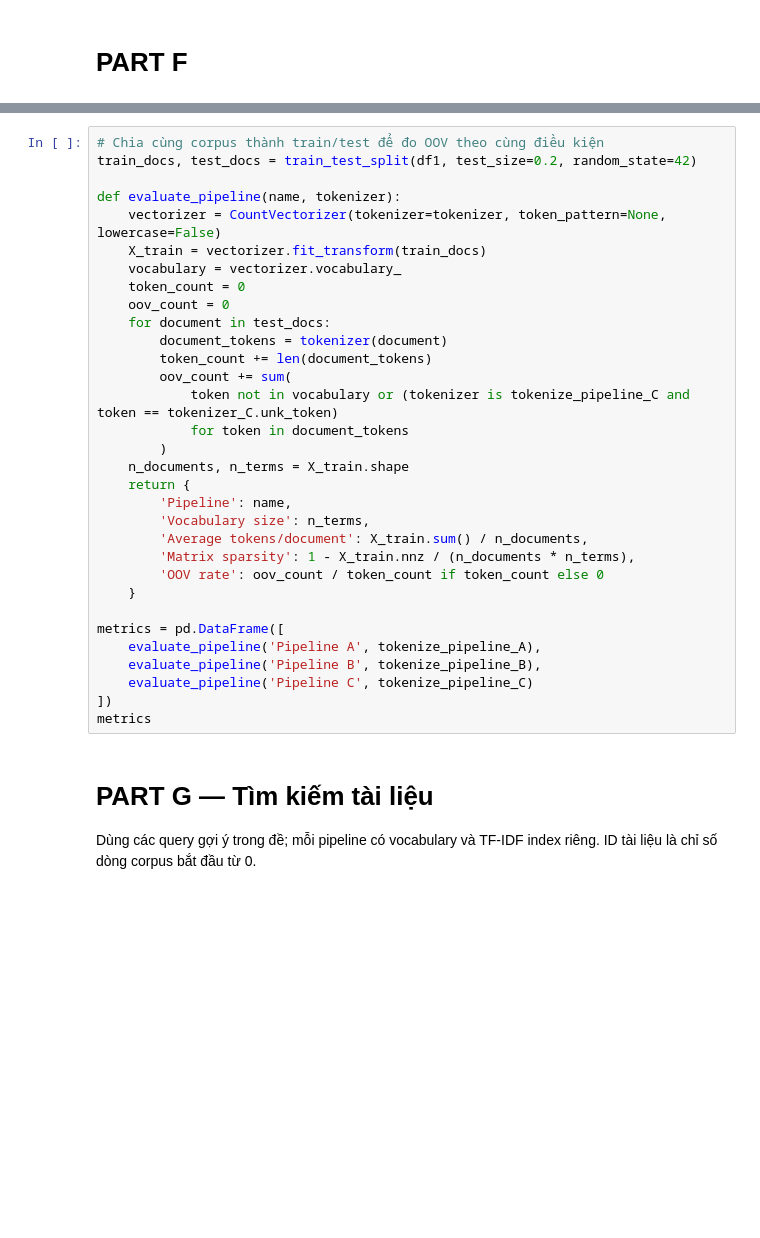
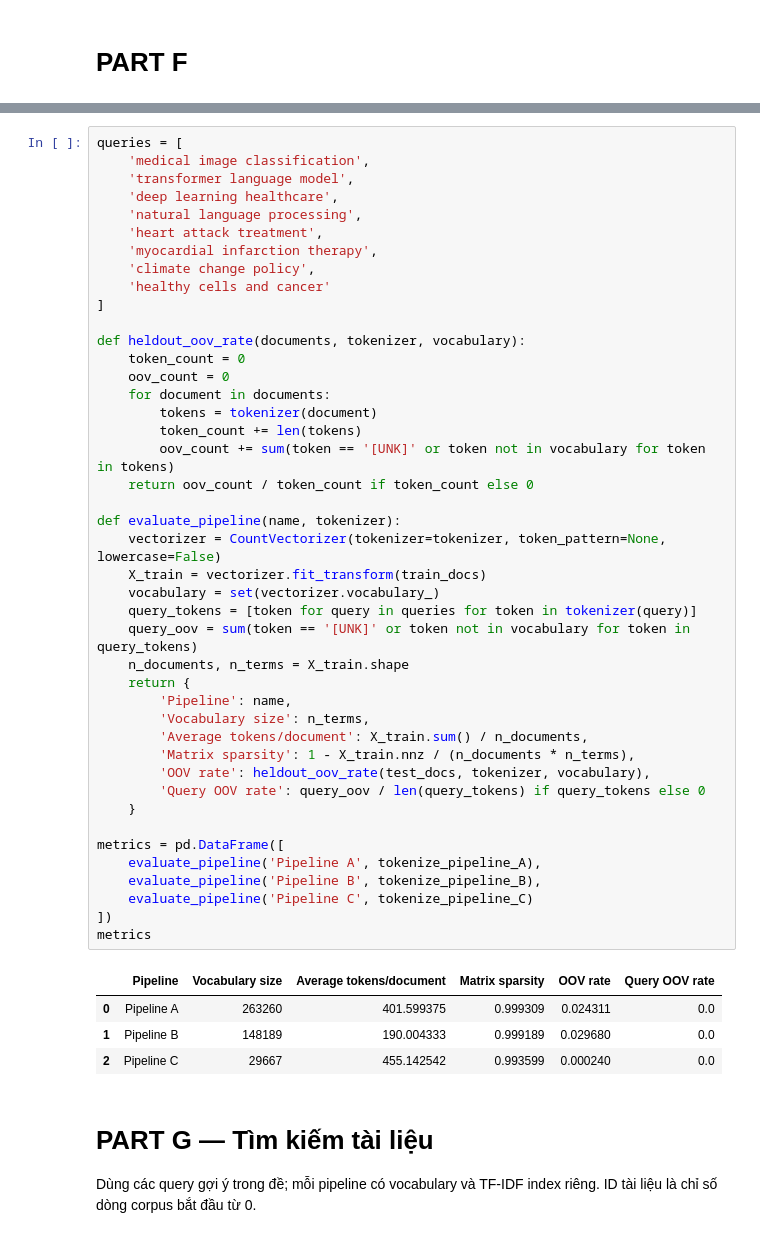
Before and after one commit to kienng221105/NLP_course, a Jupyter notebook: lab1/experiments.ipynb, the cells around one changed output, grey strips where cells are left out. Saved outputs shown, nothing was run; the diff lists cells and outputs as text; blank space fills up the shorter version.

```diff
--- a/lab1/experiments.ipynb
+++ b/lab1/experiments.ipynb
@@ -140,35 +343,51 @@ print('C:', tokenize_pipeline_C(df1.iloc[0])[:20])
 # %%
-# Chia cùng corpus thành train/test để đo OOV theo cùng điều kiện
-train_docs, test_docs = train_test_split(df1, test_size=0.2, random_state=42)
+queries = [
+    'medical image classification',
+    'transformer language model',
+    'deep learning healthcare',
+    'natural language processing',
+    'heart attack treatment',
+    'myocardial infarction therapy',
+    'climate change policy',
+    'healthy cells and cancer'
+]
+
+def heldout_oov_rate(documents, tokenizer, vocabulary):
+    token_count = 0
+    oov_count = 0
+    for document in documents:
+        tokens = tokenizer(document)
+        token_count += len(tokens)
+        oov_count += sum(token == '[UNK]' or token not in vocabulary for token in tokens)
+    return oov_count / token_count if token_count else 0
 
 def evaluate_pipeline(name, tokenizer):
     vectorizer = CountVectorizer(tokenizer=tokenizer, token_pattern=None, lowercase=False)
     X_train = vectorizer.fit_transform(train_docs)
-    vocabulary = vectorizer.vocabulary_
-    token_count = 0
-    oov_count = 0
-    for document in test_docs:
-        document_tokens = tokenizer(document)
-        token_count += len(document_tokens)
-        oov_count += sum(
-            token not in vocabulary or (tokenizer is tokenize_pipeline_C and token == tokenizer_C.unk_token)
-            for token in document_tokens
-        )
+    vocabulary = set(vectorizer.vocabulary_)
+    query_tokens = [token for query in queries for token in tokenizer(query)]
+    query_oov = sum(token == '[UNK]' or token not in vocabulary for token in query_tokens)
     n_documents, n_terms = X_train.shape
     return {
         'Pipeline': name,
         'Vocabulary size': n_terms,
         'Average tokens/document': X_train.sum() / n_documents,
         'Matrix sparsity': 1 - X_train.nnz / (n_documents * n_terms),
-        'OOV rate': oov_count / token_count if token_count else 0
+        'OOV rate': heldout_oov_rate(test_docs, tokenizer, vocabulary),
+        'Query OOV rate': query_oov / len(query_tokens) if query_tokens else 0
     }
 
 metrics = pd.DataFrame([
     evaluate_pipeline('Pipeline A', tokenize_pipeline_A),
     evaluate_pipeline('Pipeline B', tokenize_pipeline_B),
     evaluate_pipeline('Pipeline C', tokenize_pipeline_C)
 ])
 metrics
+# %% [output]
+|  | Pipeline | Vocabulary size | Average tokens/document | Matrix sparsity | OOV rate | Query OOV rate |
+| 0 | Pipeline A | 263260 | 401.599375 | 0.999309 | 0.024311 | 0.0 |
+| 1 | Pipeline B | 148189 | 190.004333 | 0.999189 | 0.029680 | 0.0 |
+| 2 | Pipeline C | 29667 | 455.142542 | 0.993599 | 0.000240 | 0.0 |
 # %% [markdown]
 # PART G — Tìm kiếm tài liệu
 
```
Also changed, not shown: parts of 26 cells of this notebook, 7 other files.
